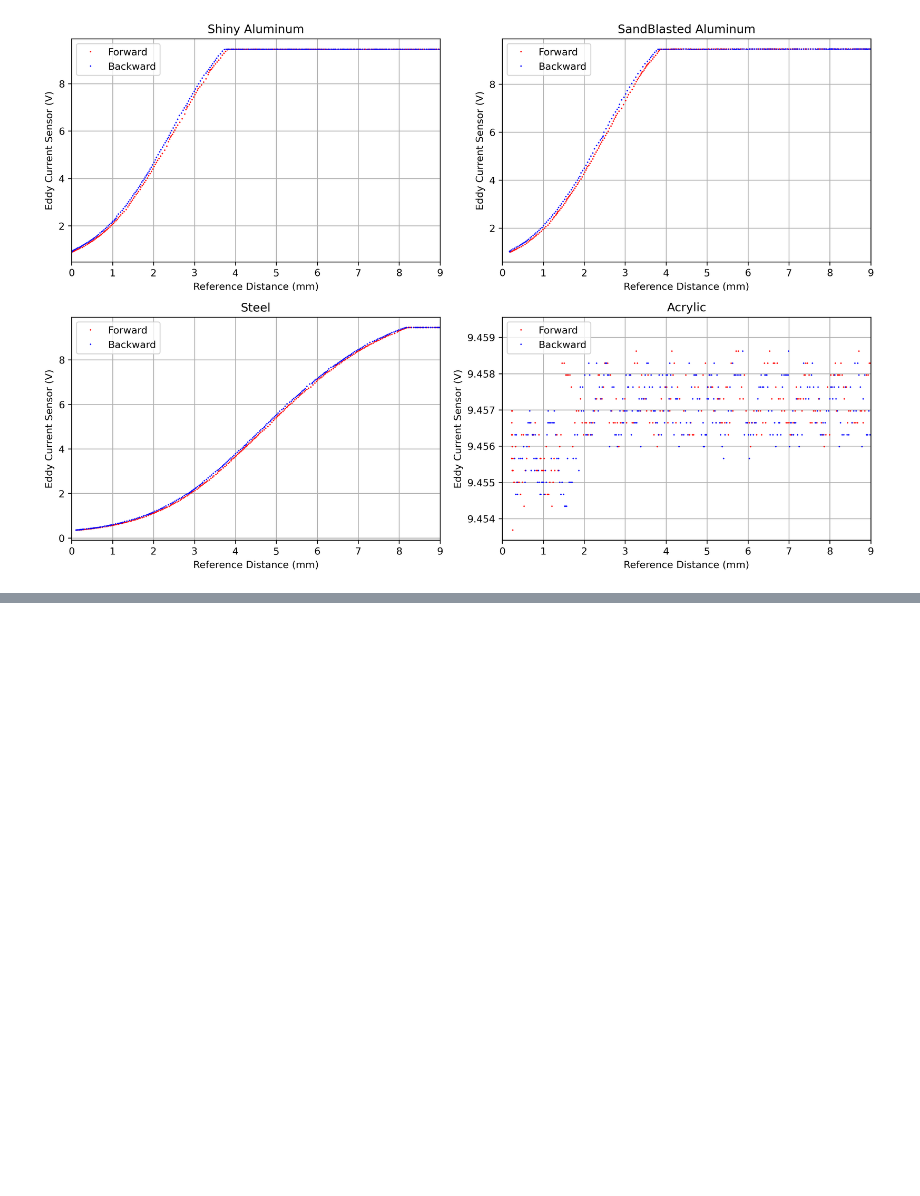
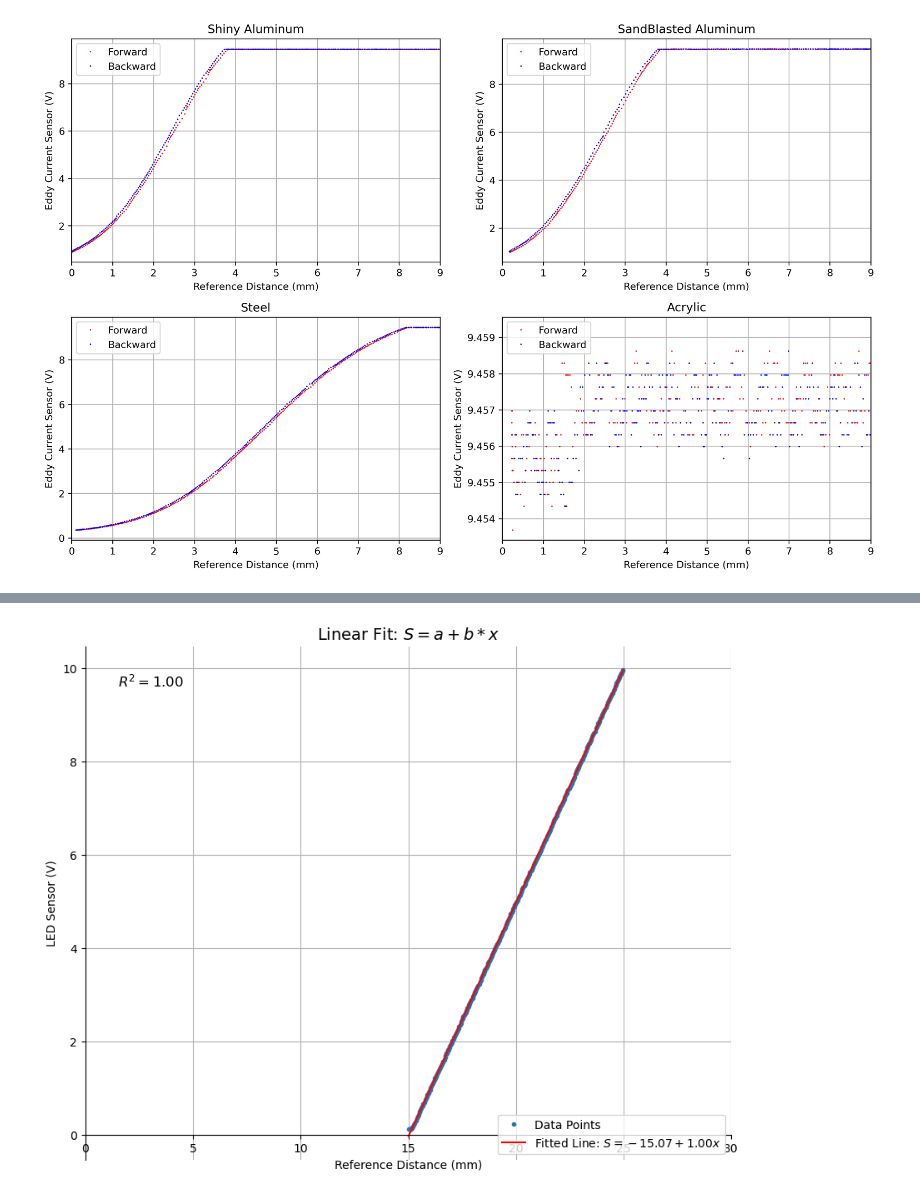
Before and after one commit to Koi199/MECH-420-scripts, a Jupyter notebook: Lab1 Data/MECH420LabReport_1.ipynb, the cells around one changed output, grey strips where cells are left out. Saved outputs shown, nothing was run; the diff lists cells and outputs as text; code cells hidden in the pictures; blank space fills up the shorter version.

```diff
--- a/Lab1 Data/MECH420LabReport_1.ipynb
+++ b/Lab1 Data/MECH420LabReport_1.ipynb
@@ -274,0 +448,89 @@ plt.show()
+# %%
+from scipy.optimize import curve_fit
+
+# Define the linear model function to fit
+def model_function(x, a, b):
+    # Linear model: S = a + b*x
+    return a + b*x
+
+# Initial guess for the parameters (intercept and slope)
+initial_guess = [1, 1]
+
+# Removed linear elements
+def filter_by_x_range(df, x_column, min_x, max_x):
+    """
+    Filters the dataframe to keep only rows where the x_column is between min_x and max_x.
+    """
+    return df[(df[x_column] >= min_x) & (df[x_column] <= max_x)]
+
+# Define the minimum and maximum x-values (Reference Distance in mm) for filtering
+min_x_value = 15  # Change this value as needed
+max_x_value = 25  # Change this value as needed
+
+# Apply the filtering function to your dataframes
+filtered_shiny_forward_df = filter_by_x_range(Al_shinyforward, 'Reference Distance (mm)', min_x_value, max_x_value)
+filtered_shiny_backward_df = filter_by_x_range(Al_shinybackward, 'Reference Distance (mm)', min_x_value, max_x_value)
+
+# Use curve_fit to fit the linear model to the data
+popt, pcov = curve_fit(model_function, filtered_shiny_forward_df['Reference Distance (mm)'], filtered_shiny_forward_df['LED Sensor (V)'], p0=initial_guess)
+
+# Get the fitted parameters
+a, b = popt
+
+# Formatted to 2 decimal places
+a_formatted = f'{a:.2f}'
+b_formatted = f'{b:.2f}'
+
+# Calculate the fitted values using the original x-values
+y_fit = model_function(filtered_shiny_forward_df['Reference Distance (mm)'], *popt)
+
+# Calculate R^2 score manually
+def r2_score(y_true, y_pred):
+    ss_res = np.sum((y_true - y_pred) ** 2)
+    ss_tot = np.sum((y_true - np.mean(y_true)) ** 2)
+    return 1 - (ss_res / ss_tot)
+
+r2 = r2_score(filtered_shiny_forward_df['LED Sensor (V)'], y_fit)
+r2_formatted = f'{r2:.2f}'
+
+# Print fitted parameters and R^2 score
+print(f"Fitted parameters: a = {a}, b = {b}")
+print(f"R^2 score: {r2_formatted}")
+
+# Create the figure and axis
+fig, ax = plt.subplots(figsize=(10,8))  # Keep the figure size
+
+# Plot the data points and fitted curve
+ax.plot(filtered_shiny_forward_df['Reference Distance (mm)'], filtered_shiny_forward_df['LED Sensor (V)'], marker='o', label='Data Points', markersize=3, linestyle='None')  # Adjust marker size
+ax.plot(filtered_shiny_forward_df['Reference Distance (mm)'], y_fit, label=rf'Fitted Line: $S = {a_formatted} + {b_formatted}x$', color='red')
+
+# Move the x-axis and y-axis to intersect at zero
+ax.spines['left'].set_position('zero')
+ax.spines['bottom'].set_position('zero')
+
+# Hide the top and right spines
+ax.spines['right'].set_color('none')
+ax.spines['top'].set_color('none')
+
+# Adjust x and y limits to minimize blank space
+# ax.set_xlim(min(filtered_shiny_forward_df['Reference Distance (mm)']) - 1, max(filtered_shiny_forward_df['Reference Distance (mm)']) + 0.5)
+ax.set_xlim(0, 30)
+# ax.set_ylim(min(filtered_shiny_forward_df['LED Sensor (V)']) - 2, max(filtered_shiny_forward_df['LED Sensor (V)']) + 1)
+
+# Set labels and title
+ax.set_xlabel('Reference Distance (mm)')
+ax.set_ylabel('LED Sensor (V)')
+ax.set_title(rf'Linear Fit: $S = a + b*x$', fontsize=14)
+
+# Show the grid
+ax.grid(True)
+
+# Add the R^2 score as text annotation
+ax.text(0.05, 0.95, f'$R^2 = {r2_formatted}$', transform=ax.transAxes, fontsize=12, verticalalignment='top')
+
+# Display the legend
+ax.legend(loc='lower right')
+
+# Show the plot
+plt.show()
+# %% [output]
@@ -274,0 +539 @@ plt.show()
+[figure, added]
```
Also changed, not shown: parts of 5 cells of this notebook.
